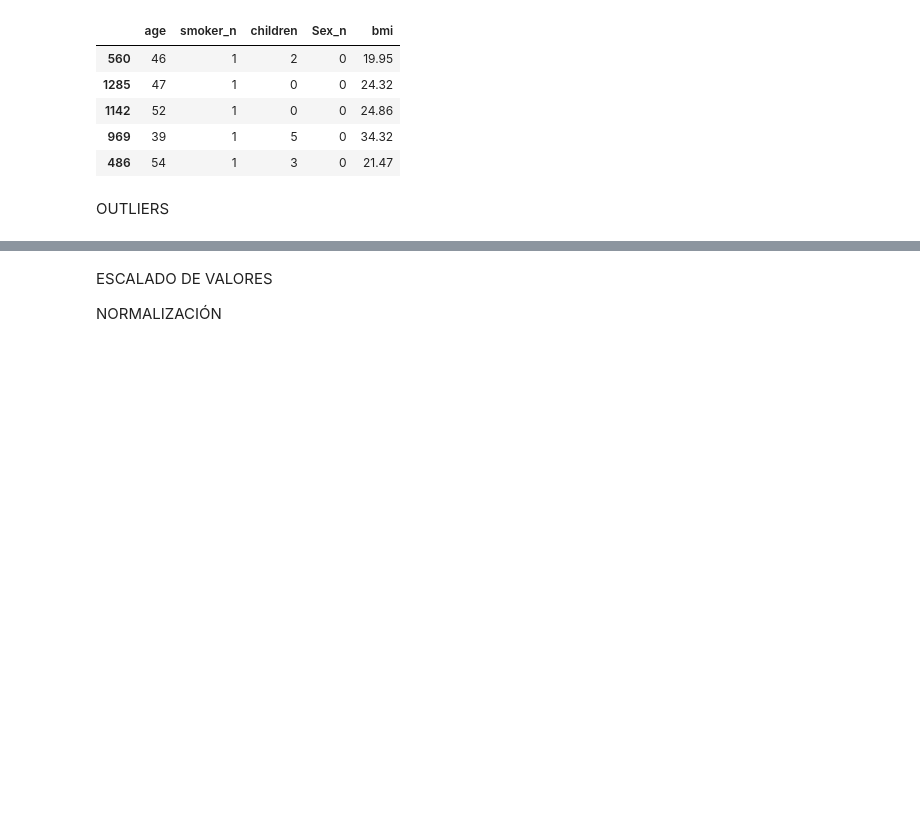
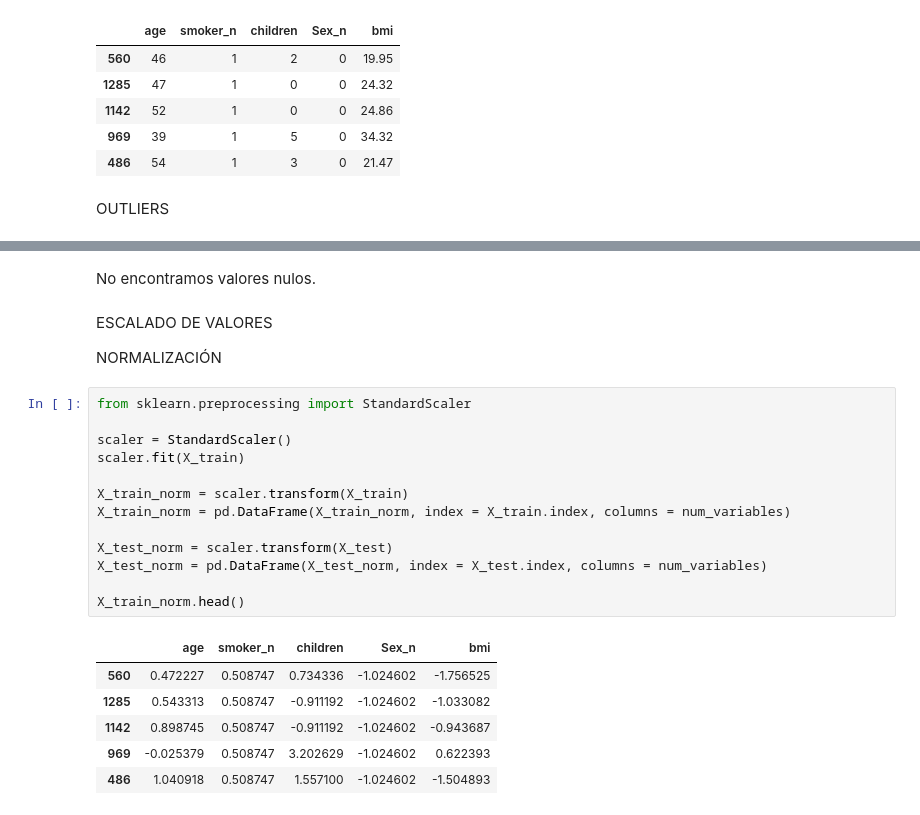
Before and after one commit to PuraCampos/Regresi-n-Lineal, a Jupyter notebook: src/explore.ipynb, the cells around one changed output, grey strips where cells are left out. Drawn from its saved outputs; the diff is of its cells as text; blank space fills up the shorter version.

```diff
--- a/src/explore.ipynb
+++ b/src/explore.ipynb
@@ -218,4 +283,26 @@ OUTLIERS
+# %% [markdown]
+No encontramos valores nulos.
 # %% [markdown]
 ESCALADO DE VALORES
 
 NORMALIZACIÓN
+# %%
+from sklearn.preprocessing import StandardScaler
+
+scaler = StandardScaler()
+scaler.fit(X_train)
+
+X_train_norm = scaler.transform(X_train)
+X_train_norm = pd.DataFrame(X_train_norm, index = X_train.index, columns = num_variables)
+
+X_test_norm = scaler.transform(X_test)
+X_test_norm = pd.DataFrame(X_test_norm, index = X_test.index, columns = num_variables)
+
+X_train_norm.head()
+# %% [output]
+|  | age | smoker_n | children | Sex_n | bmi |
+| 560 | 0.472227 | 0.508747 | 0.734336 | -1.024602 | -1.756525 |
+| 1285 | 0.543313 | 0.508747 | -0.911192 | -1.024602 | -1.033082 |
+| 1142 | 0.898745 | 0.508747 | -0.911192 | -1.024602 | -0.943687 |
+| 969 | -0.025379 | 0.508747 | 3.202629 | -1.024602 | 0.622393 |
+| 486 | 1.040918 | 0.508747 | 1.557100 | -1.024602 | -1.504893 |
```
Also changed, not shown: parts of 14 cells of this notebook, 11 other files.
